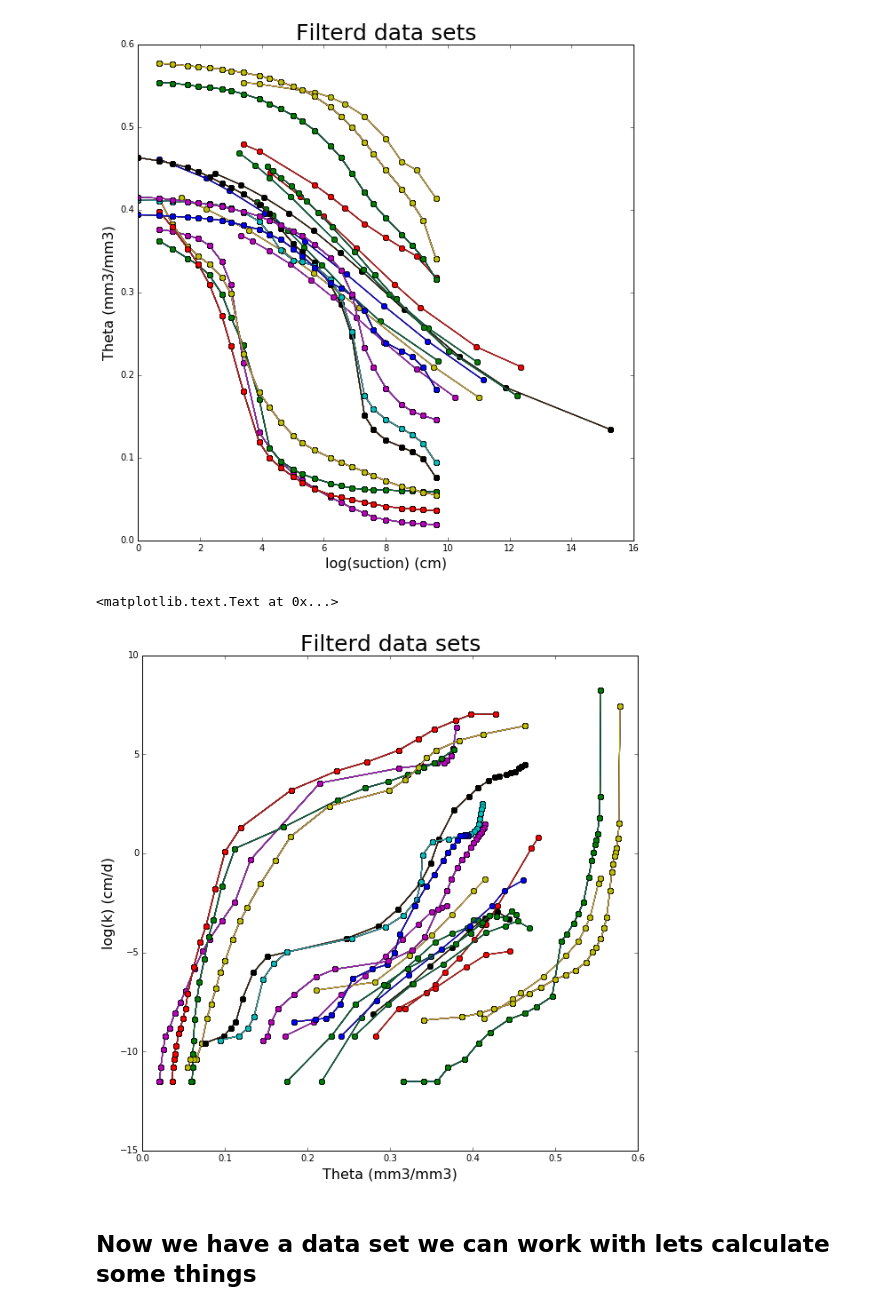
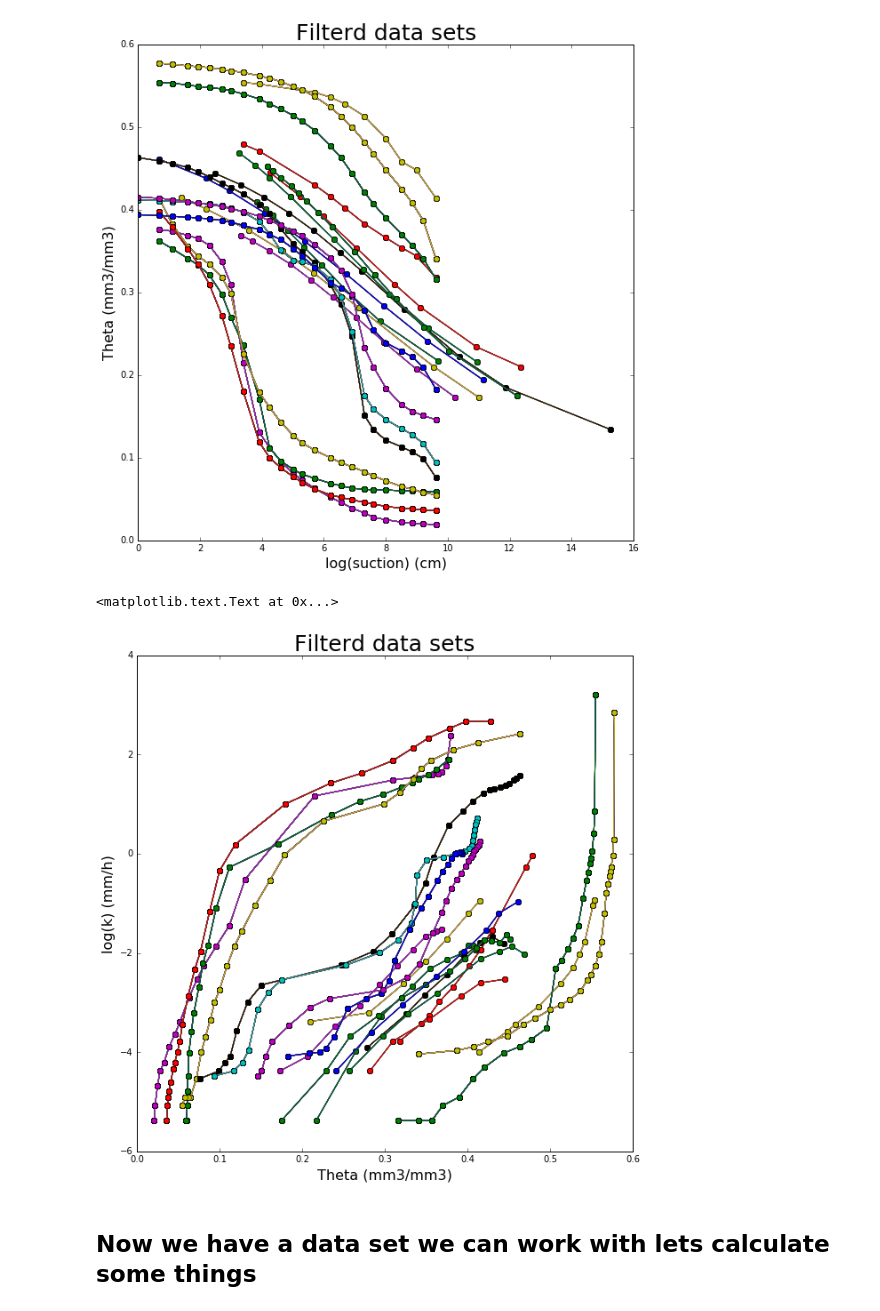
Before and after one commit to PlantandFoodResearch/MultiPoreWater, a Jupyter notebook: KMethod.ipynb, the cells around one changed output. Cells and saved outputs as stored; diff of their text form; code cells hidden in the pictures.

```diff
--- a/KMethod.ipynb
+++ b/KMethod.ipynb
@@ -12,8 +12,8 @@ https://www.ars.usda.gov/research/software/download/?modeCode=20-36-05-00&softwa
 
 Necessary data was exported from access data base to excell sheets and imported into Pandas
 # %%
-CondData = pd.read_excel('D:\GitHubRepos\WEIRDO\Data\lab_drying_h-k.xlsx')
-ThetaData = pd.read_excel('D:\GitHubRepos\WEIRDO\Data\lab_drying_h-t.xlsx')
+CondData = pd.read_excel('.\Data\lab_drying_h-k.xlsx') # in cm/d
+ThetaData = pd.read_excel('.\Data\lab_drying_h-t.xlsx') # in cm3/cm3
 # %% [markdown]
 ## Join the data into a single data frame and have a quick look
 # %%
@@ -37,9 +37,9 @@ plt.xlabel('Suction (cm)',fontsize=16)
 fig = plt.figure(figsize=(10,5))
 
 for soil in Data.index:
-    plt.plot(Data.ix[soil,'preshead'],np.log(Data.ix[soil,'conductivity']))
+    plt.plot(Data.ix[soil,'preshead'],np.log10(Data.ix[soil,'conductivity']))
 plt.xlim(0,15000)
-plt.ylabel('Hydraulic conductivity log(mm/d)',fontsize=16)
+plt.ylabel('Hydraulic conductivity log(cm/d)',fontsize=16)
 plt.xlabel('Suction (cm)',fontsize=16)
 # %% [output]
 <matplotlib.text.Text at 0x...>
@@ -71,3 +62,8 @@ FullData = Data.ix[SetFilter,:].copy()
+# %%
+condcmd = FullData.ix[:,'conductivity']
+prescm = FullData.ix[:,'preshead']
+FullData.ix[:,'conductivity'] = condcmd*10/24
+FullData.ix[:,'preshead'] = prescm * 10
 # %%
 fig = plt.figure(figsize=(10,10))
 
@@ -82,14 +78,14 @@ plt.title('Filterd data sets', fontsize=25)
 # %%
 fig = plt.figure(figsize=(10,10))
 
 for soil in FullData.index:
-    plt.plot(FullData.ix[soil,'theta'],np.log(FullData.ix[soil,'conductivity']),'o-')
+    plt.plot(FullData.ix[soil,'theta'],np.log10(FullData.ix[soil,'conductivity']),'o-')
 plt.xlabel('Theta (mm3/mm3)',fontsize=16)
-plt.ylabel('log(k) (cm/d)',fontsize=16)
+plt.ylabel('log(k) (mm/h)',fontsize=16)
 plt.title('Filterd data sets', fontsize=25)
 # %% [output]
 <matplotlib.text.Text at 0x...>
-[figure, old version]
+[figure, new version]
 # %% [markdown]
 ## Now we have a data set we can work with lets calculate some things
 # %% [markdown]
```
Also changed, not shown: parts of 27 cells of this notebook.
